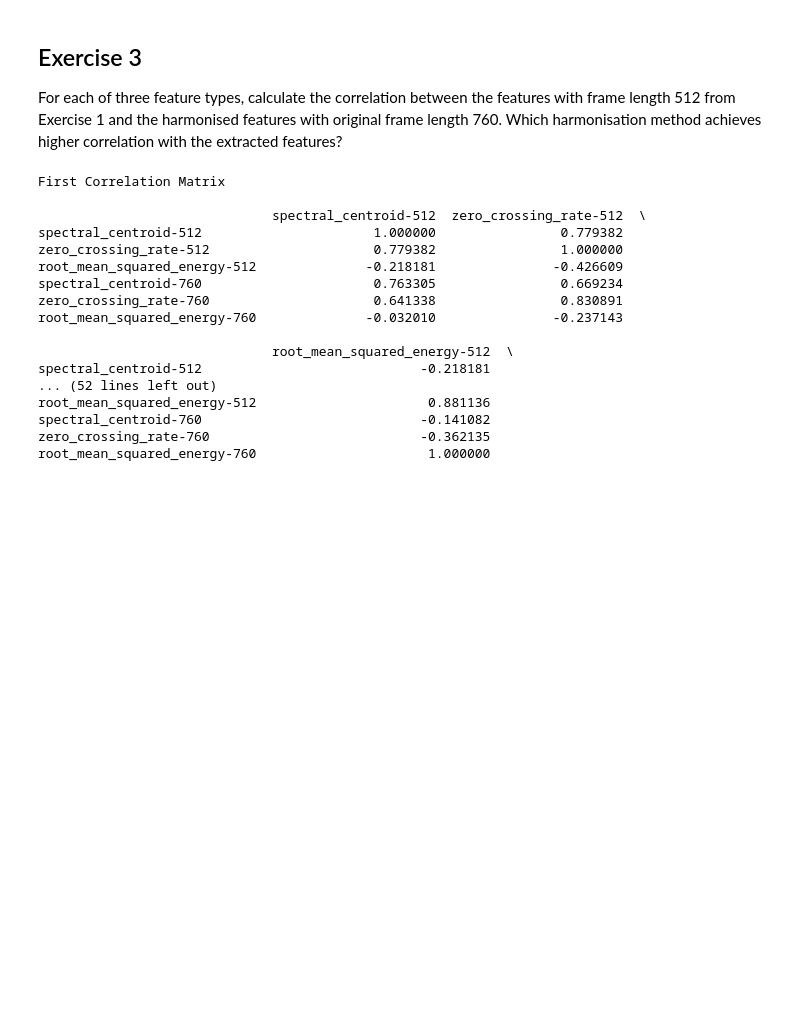
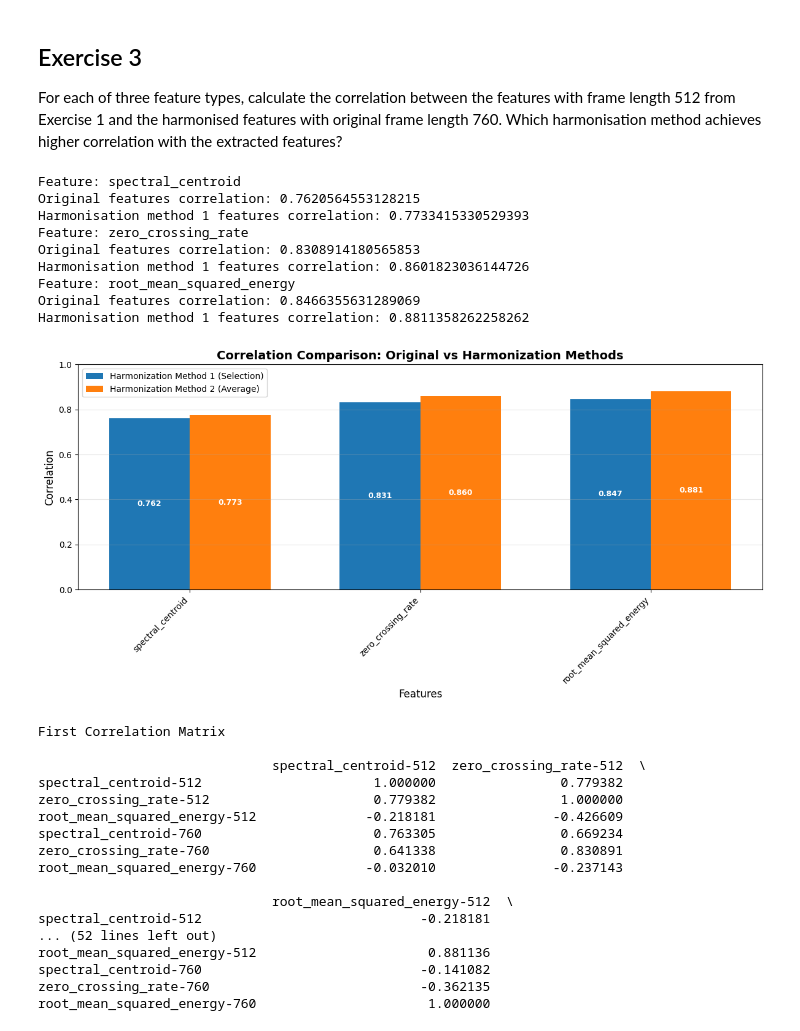
Before and after one commit to martijuanola/RWTH-AIiM, a Jupyter notebook: exercices/e4/e4-main.ipynb, the cells around one changed output. Drawn from its saved outputs; the diff is of its cells as text; code cells hidden in the pictures; blank space fills up the shorter version.

```diff
--- a/exercices/e4/e4-main.ipynb
+++ b/exercices/e4/e4-main.ipynb
@@ -381,6 +381,69 @@ visualize_all_hm_feature_plots(hm2_df, hm2_feature_lengths_dict, HarmonizationMe
 For each of three feature types, calculate the correlation between the features with frame length 512
 from Exercise 1 and the harmonised features with original frame length 760.
 Which harmonisation method achieves higher correlation with the extracted features?
+# %%
+features = []
+h1_cor = []
+h2_cor = []
+for feature in FeatureType:
+    og_feature_name = get_column_name(feature, frame_lengths[0])
+    aux = get_column_name(feature, frame_lengths[1])
+    hm1_feature_name = get_hm_column_name(aux, frame_lengths[0], HarmonizationMethod.SELECTION)
+    hm2_feature_name = get_hm_column_name(aux, frame_lengths[0], HarmonizationMethod.AVERAGE)
+
+    og_features = features_df[og_feature_name]
+    hm1_features = hm1_df[hm1_feature_name]
+    hm2_features = hm2_df[hm2_feature_name]
+
+    og_features_corr = og_features.corr(hm1_features)
+    hm1_features_corr = og_features.corr(hm2_features)
+
+    print(f"Feature: {feature.value}")
+    print(f"Original features correlation: {og_features_corr}")
+    print(f"Harmonisation method 1 features correlation: {hm1_features_corr}")
+
+    features.append(feature.value)
+    h1_cor.append(og_features_corr)
+    h2_cor.append(hm1_features_corr)
+
+x = np.arange(len(features))
+width = 0.35
+
+fig, ax = plt.subplots(figsize=(12, 6))
+
+bars1 = ax.bar(x - width / 2, h1_cor, width, label='Harmonization Method 1 (Selection)')
+bars2 = ax.bar(x + width / 2, h2_cor, width, label='Harmonization Method 2 (Average)')
+
+ax.set_xlabel('Features', fontsize=12)
+ax.set_ylabel('Correlation', fontsize=12)
+ax.set_title('Correlation Comparison: Original vs Harmonization Methods', fontsize=14, fontweight='bold')
+ax.set_xticks(x)
+ax.set_xticklabels(features, rotation=45, ha='right')
+ax.set_ylim(0, 1)
+ax.legend()
+ax.grid(axis='y', alpha=0.3)
+
+# Add value labels on bars
+for bars in [bars1, bars2]:
+    for bar in bars:
+        height = bar.get_height()
+        ax.text(bar.get_x() + bar.get_width() / 2., height / 2,
+                f'{height:.3f}',
+                ha='center', va='center', fontsize=9, color='white', fontweight='bold')
+
+plt.tight_layout()
+plt.show()
+# %% [output]
+Feature: spectral_centroid
+Original features correlation: 0.7620564553128215
+Harmonisation method 1 features correlation: 0.7733415330529393
+Feature: zero_crossing_rate
+Original features correlation: 0.8308914180565853
+Harmonisation method 1 features correlation: 0.8601823036144726
+Feature: root_mean_squared_energy
+Original features correlation: 0.8466355631289069
+Harmonisation method 1 features correlation: 0.8811358262258262
+[figure, added]
 # %%
 #get features with length 512
 features_512 = [x for x in features_df if "512" in x]
```
Also changed, not shown: parts of 4 cells of this notebook.
